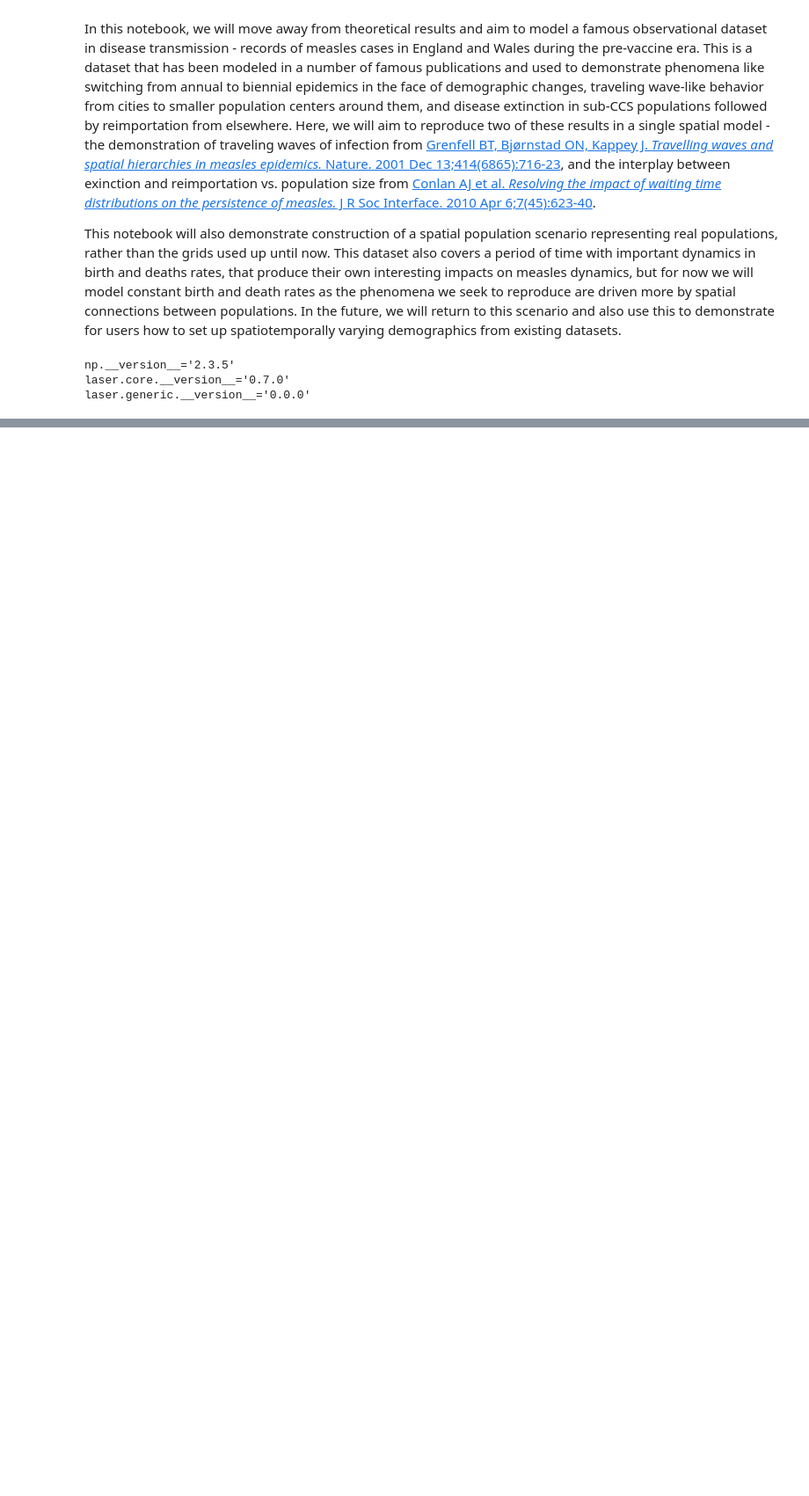
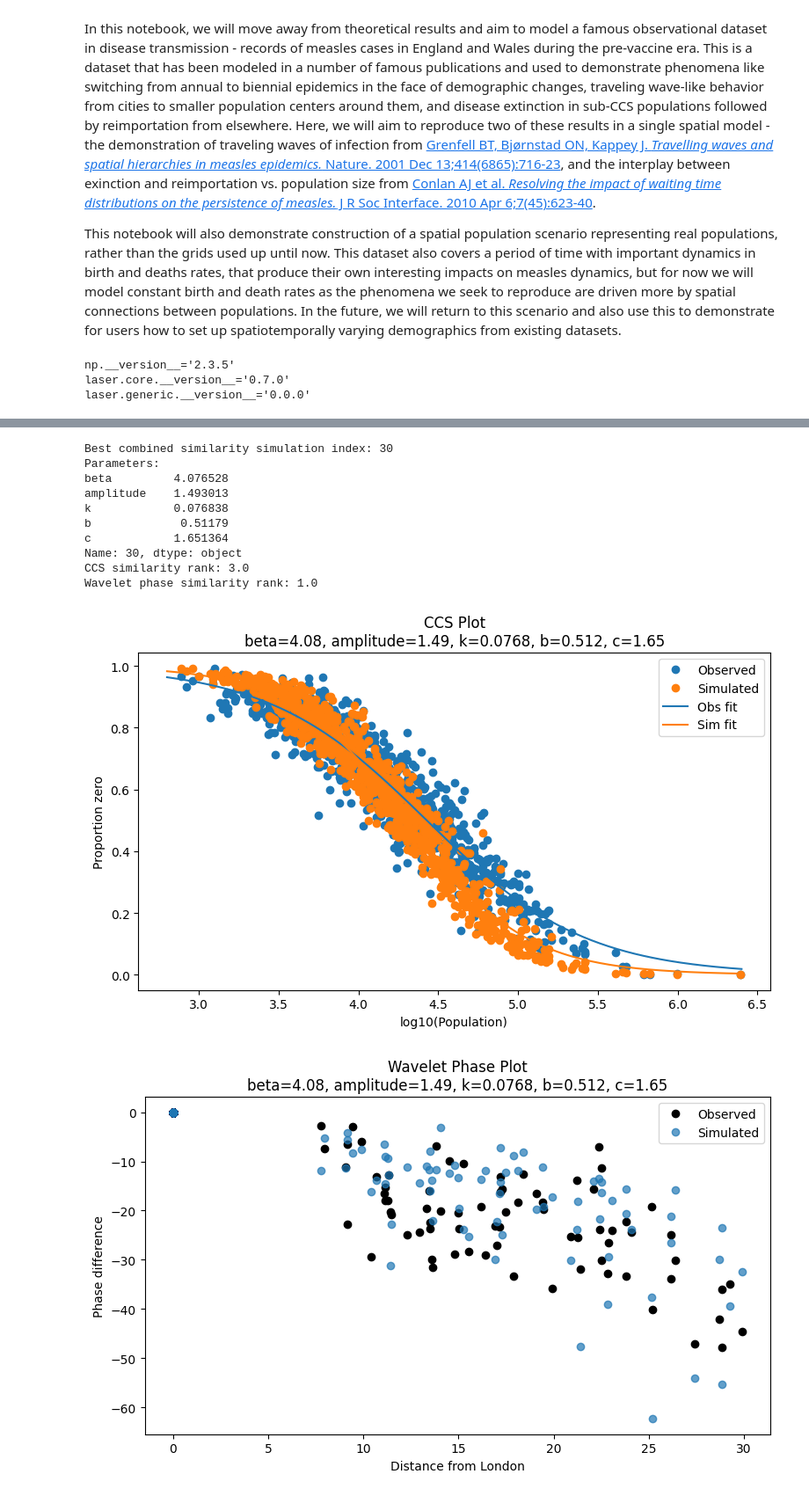
Before and after one commit to laser-base/laser-generic, a Jupyter notebook: docs/tutorials/notebooks/10_England_and_Wales.ipynb, the cells around one changed output, grey strips where cells are left out. Shown at 88% size. Drawn from its saved outputs; the diff is of its cells as text; code cells hidden in the pictures; blank space fills up the shorter version.

```diff
--- a/docs/tutorials/notebooks/10_England_and_Wales.ipynb
+++ b/docs/tutorials/notebooks/10_England_and_Wales.ipynb
@@ -370,2 +137,0 @@ array([[0.        , 0.08333333, 0.41666667],
-# %%
-cases = np.array([1., 2, 3])
@@ -849,0 +478,15 @@ betas[35], scalars[35]
+# %%
+results_df["wavelet_y"] = None
+results_df["wavelet_y2"] = None
+
+for sim_idx in range(weekly_incidence.shape[0]):
+    cases = weekly_incidence[sim_idx, :, :]
+    # Get London cases for this simulation
+    london_cases_sim = cases[:, london_idx].flatten()
+    ref_cwt_sim, frequencies_sim = calc_Ws(np.array(london_cases_sim[520:]).flatten())
+
+
+    x_sim, y_sim, y2_sim = wavelet_phase_diff(cases[520:, :], distances_from_london, ref_cwt_sim)
+    results_df.at[sim_idx, "wavelet_y"] = y_sim
+    results_df.at[sim_idx, "wavelet_y2"] = y2_sim
+    np.save('outputs/EW_analysis_results.npy', results_df)
@@ -849,0 +598,59 @@ betas[35], scalars[35]
+# %%
+# Rank the simulations by CCS similarity (lower is better)
+ccs_ranks = results_df['similarity_CCS'].rank(method='min', ascending=True)
+# Rank the simulations by wavelet phase similarity (lower is better)
+phase_ranks = results_df['wavelet_phase_similarity'].rank(method='min', ascending=True)
+
+# Combine the ranks (sum of ranks, lower is better)
+combined_rank = ccs_ranks + phase_ranks
+
+# Find the index of the simulation with the lowest combined rank
+best_idx = combined_rank.idxmin()
+
+print(f"Best combined similarity simulation index: {best_idx}")
+print("Parameters:")
+print(results_df.loc[best_idx, ['beta', 'amplitude', 'k', 'b', 'c']])
+print("CCS similarity rank:", ccs_ranks[best_idx])
+print("Wavelet phase similarity rank:", phase_ranks[best_idx])
+
+# Plot CCS (proportion zero vs log10(population))
+plt.figure(figsize=(8, 5))
+plt.plot(np.log10(model.scenario.population), model.scenario.prop_zero, 'o', label='Observed')
+plt.plot(np.log10(model.scenario.population), results_df.loc[best_idx, 'prop_zero'], 'o', label='Simulated')
+xfit = np.linspace(2.8, 6.4, 200)
+popt_obs = fit_mean_var(np.log10(model.scenario.population), model.scenario.prop_zero)
+popt_sim = fit_mean_var(np.log10(model.scenario.population), results_df.loc[best_idx, 'prop_zero'])
+plt.plot(xfit, logistic(xfit, *popt_obs), '-', color='C0', label='Obs fit')
+plt.plot(xfit, logistic(xfit, *popt_sim), '-', color='C1', label='Sim fit')
+plt.xlabel('log10(Population)')
+plt.ylabel('Proportion zero')
+plt.title('CCS Plot\n' + ', '.join([f'{k}={results_df.loc[best_idx, k]:.3g}' for k in ['beta','amplitude','k','b','c']]))
+plt.legend()
+plt.tight_layout()
+plt.show()
+
+# Plot wavelet phase difference
+y_sim = results_df.loc[best_idx, 'wavelet_y']
+plt.figure(figsize=(8, 5))
+plt.plot(x_data, -180/np.pi*y_data, 'ko', label='Observed')
+if isinstance(y_sim, np.ndarray):
+    plt.plot(x_data, -180/np.pi*y_sim, 'o', alpha=0.7, label='Simulated')
+plt.xlabel('Distance from London')
+plt.ylabel('Phase difference')
+plt.title('Wavelet Phase Plot\n' + ', '.join([f'{k}={results_df.loc[best_idx, k]:.3g}' for k in ['beta','amplitude','k','b','c']]))
+plt.legend()
+plt.tight_layout()
+plt.show()
+# %% [output]
+Best combined similarity simulation index: 30
+Parameters:
+beta         4.076528
+amplitude    1.493013
+k            0.076838
+b             0.51179
+c            1.651364
+Name: 30, dtype: object
+CCS similarity rank: 3.0
+Wavelet phase similarity rank: 1.0
+[figure, added]
+[figure, added]
```
Also changed, not shown: parts of 49 cells of this notebook.
